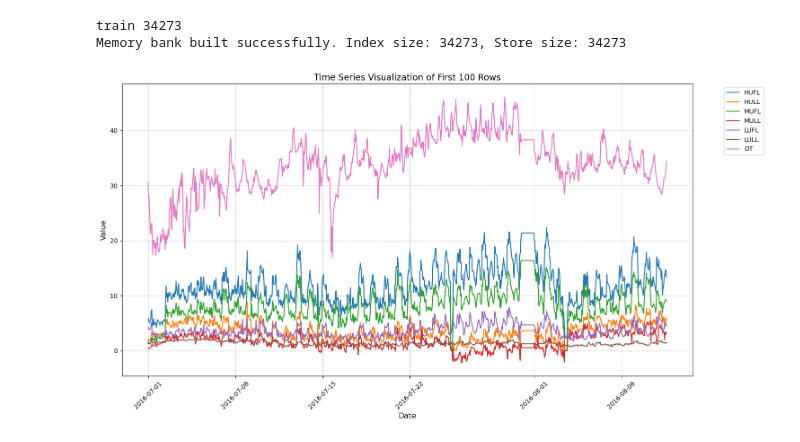
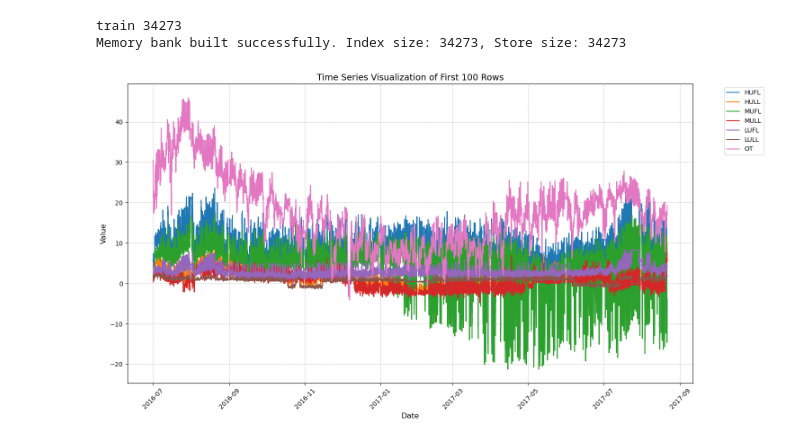
Before and after one commit to Tensionteng/TFRAG, a Jupyter notebook: demo.ipynb, the cells around one changed output. Saved outputs shown, nothing was run; the diff lists cells and outputs as text; code cells hidden in the pictures.

```diff
--- a/demo.ipynb
+++ b/demo.ipynb
@@ -195,35 +195,35 @@ for i, (batch_x, batch_y, batch_x_mark, batch_y_mark) in enumerate(train_loader)
 # %%
 import pandas as pd
 import matplotlib.pyplot as plt
 
 # 读取数据并指定日期列
 df = pd.read_csv('dataset/ETT-small/ETTh1.csv',
                  parse_dates=['date'],
-                 nrows=1000)  # 仅读取前100行
+                 nrows=10000)  # 仅读取前100行
 
 # 设置日期为索引
 df.set_index('date', inplace=True)
 
 # 创建画布和图形
 plt.figure(figsize=(15, 8))
 
 # 绘制所有数值列的折线图
 for column in df.columns:
     plt.plot(df.index, df[column], label=column)
 
 # 添加图表元素
 plt.title('Time Series Visualization of First 100 Rows', fontsize=14)
 plt.xlabel('Date', fontsize=12)
 plt.ylabel('Value', fontsize=12)
 plt.xticks(rotation=45)  # 旋转日期标签避免重叠
 plt.legend(bbox_to_anchor=(1.05, 1), loc='upper left')  # 图例位置
 plt.tight_layout()  # 自动调整布局
 plt.grid(True, linestyle='--', alpha=0.7)  # 添加网格
 
 # 显示图表
 plt.show()
 # %% [output]
-[figure, old version]
+[figure, new version]
 # %%
 df["HUFL"].values[0:96]
 # %% [output]
```
Also changed, not shown: 7 other files.
